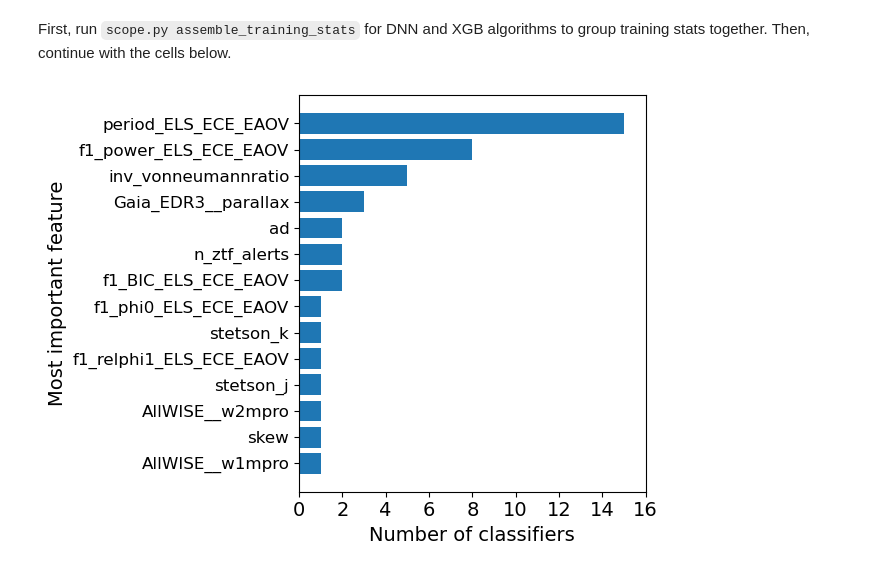
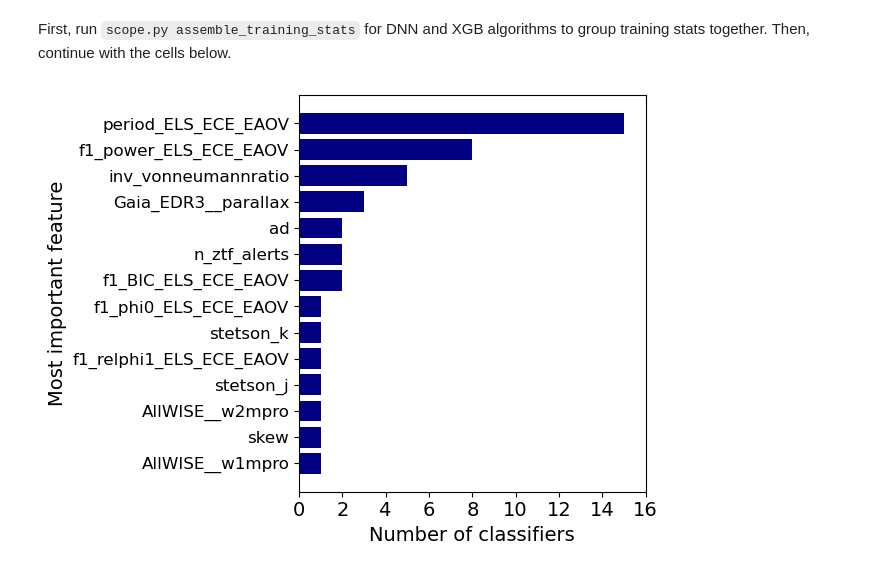
Before and after one commit to ZwickyTransientFacility/scope-ml, a Jupyter notebook: tools/SCoPe_data_analysis_plots.ipynb, the cells around one changed output. Cells and saved outputs as stored; diff of their text form; code cells hidden in the pictures.

```diff
--- a/tools/SCoPe_data_analysis_plots.ipynb
+++ b/tools/SCoPe_data_analysis_plots.ipynb
@@ -222,12 +224,12 @@ names = [x[0] for x in most_common]
 frequencies = [x[1] for x in most_common]
 # %%
 featfig = plt.figure()
-plt.barh(names, frequencies)
+plt.barh(names, frequencies, color='navy')
 plt.yticks(fontsize=12)
 plt.xticks(fontsize=14)
 plt.xlabel('Number of classifiers', fontsize=14)
 plt.ylabel('Most important feature', fontsize=14)
 plt.xlim(0,16)
 plt.tight_layout()
 # %% [output]
-[figure, old version]
+[figure, new version]
```
Also changed, not shown: parts of 27 cells of this notebook.
